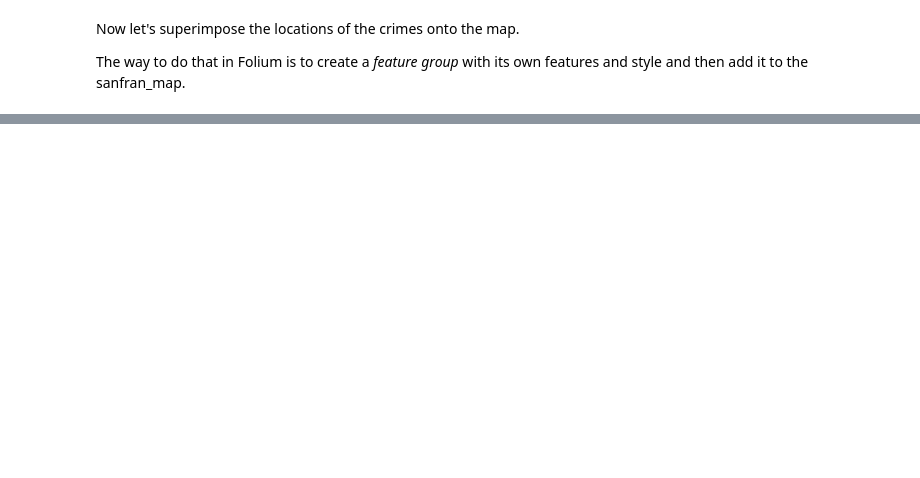
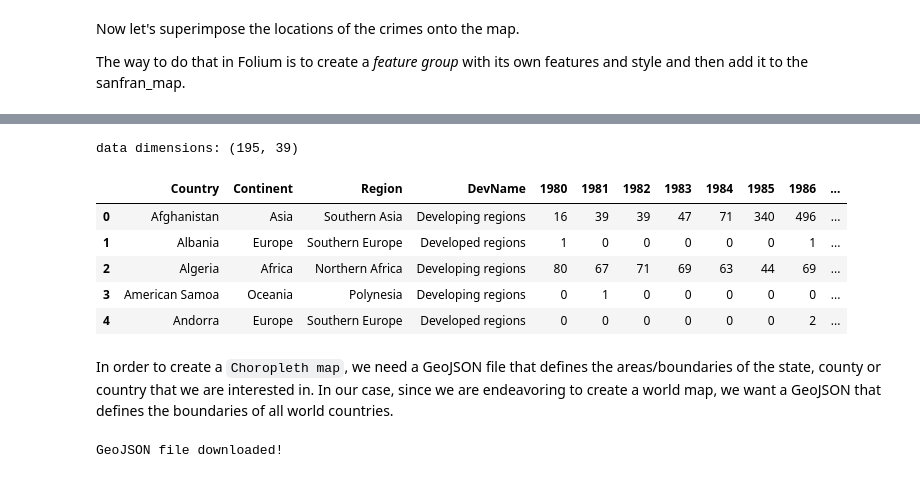
Before and after one commit to ameliachoi/coursera-IBM-data-science, a Jupyter notebook: coursera_python_visualization_05.ipynb, the cells around one changed output, grey strips where cells are left out. Saved outputs shown, nothing was run; the diff lists cells and outputs as text; code cells hidden in the pictures; blank space fills up the shorter version.

```diff
--- a/coursera_python_visualization_05.ipynb
+++ b/coursera_python_visualization_05.ipynb
@@ -201,0 +276,36 @@ sanfran_map.add_child(incidents)
+# %%
+# clean up the dataset to remove unnecessary columns (eg. REG)
+df_can.drop(['AREA','REG','DEV','Type','Coverage'], axis=1, inplace=True)
+
+# let's rename the columns so that they make sense
+df_can.rename(columns={'OdName':'Country', 'AreaName':'Continent','RegName':'Region'}, inplace=True)
+
+# for sake of consistency, let's also make all column labels of type string
+df_can.columns = list(map(str, df_can.columns))
+
+# add total column
+df_can['Total'] = df_can.sum(axis=1)
+
+# years that we will be using in this lesson - useful for plotting later on
+years = list(map(str, range(1980, 2014)))
+print ('data dimensions:', df_can.shape)
+# %% [output]
+data dimensions: (195, 39)
+# %%
+df_can.head()
+# %% [output]
+|  | Country | Continent | Region | DevName | 1980 | 1981 | 1982 | 1983 | 1984 | 1985 | 1986 | ... |
+| 0 | Afghanistan | Asia | Southern Asia | Developing regions | 16 | 39 | 39 | 47 | 71 | 340 | 496 | ... |
+| 1 | Albania | Europe | Southern Europe | Developed regions | 1 | 0 | 0 | 0 | 0 | 0 | 1 | ... |
+| 2 | Algeria | Africa | Northern Africa | Developing regions | 80 | 67 | 71 | 69 | 63 | 44 | 69 | ... |
+| 3 | American Samoa | Oceania | Polynesia | Developing regions | 0 | 1 | 0 | 0 | 0 | 0 | 0 | ... |
+| 4 | Andorra | Europe | Southern Europe | Developed regions | 0 | 0 | 0 | 0 | 0 | 0 | 2 | ... |
+# %% [markdown]
+In order to create a `Choropleth map`, we need a GeoJSON file that defines the areas/boundaries of the state, county or country that we are interested in. In our case, since we are endeavoring to create a world map, we want a GeoJSON that defines the boundaries of all world countries.
+# %%
+# download countries geojson file
+!wget --quiet https://s3-api.us-geo.objectstorage.softlayer.net/cf-courses-data/CognitiveClass/DV0101EN/labs/Data_Files/world_countries.json -O world_countries.json
+
+print('GeoJSON file downloaded!')
+# %% [output]
+GeoJSON file downloaded!
```
Also changed, not shown: parts of 14 cells of this notebook.
